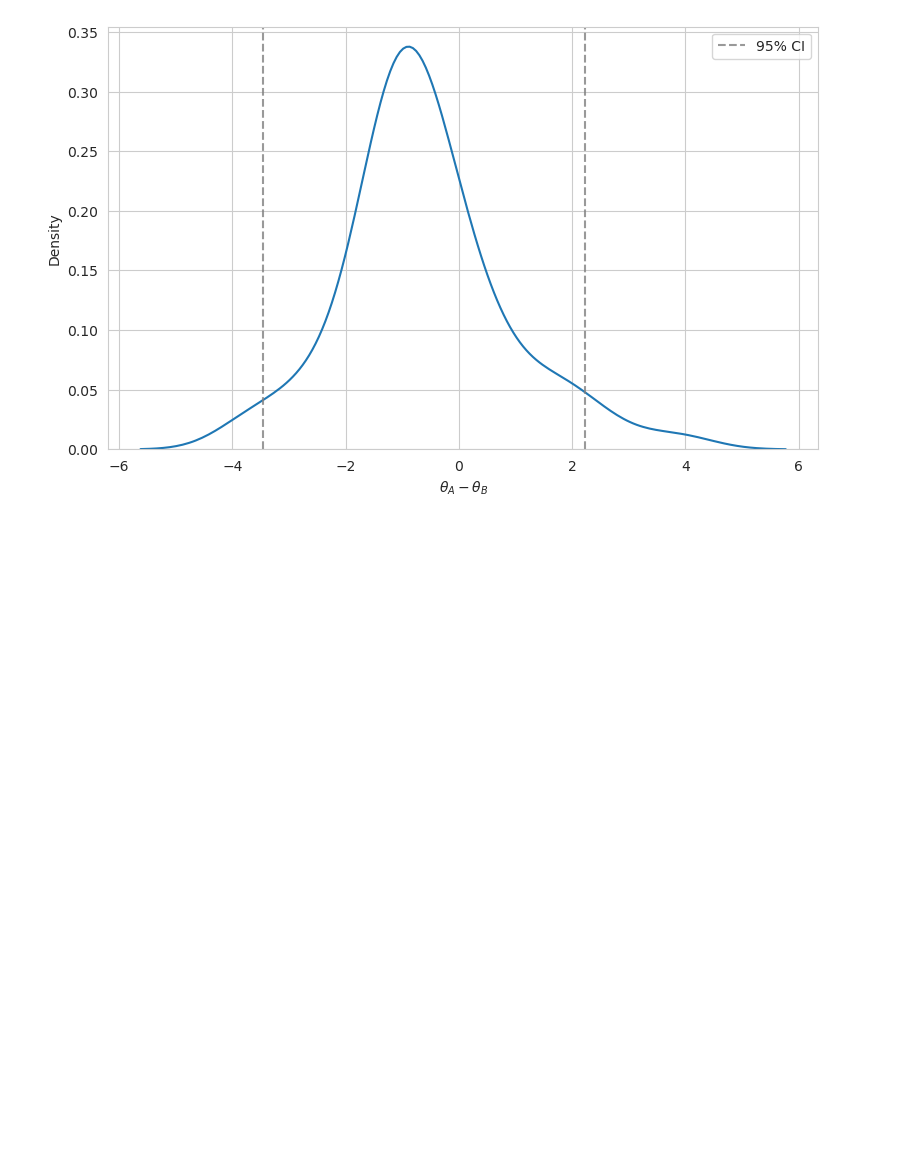
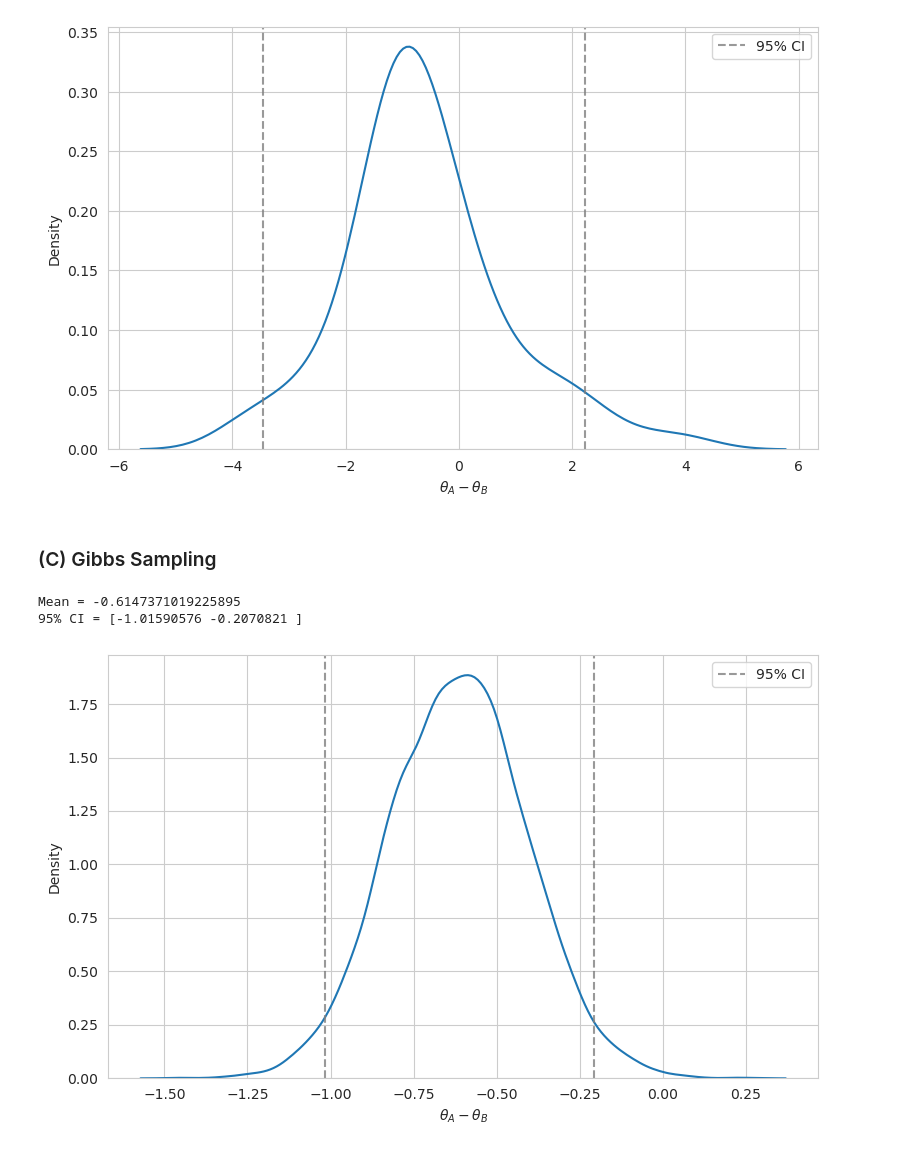
Before and after one commit to WHITSNAK/sta_602, a Jupyter notebook: hw10/hw10 7.5.ipynb, the cells around one changed output. Drawn from its saved outputs; the diff is of its cells as text; code cells hidden in the pictures; blank space fills up the shorter version.

```diff
--- a/hw10/hw10 7.5.ipynb
+++ b/hw10/hw10 7.5.ipynb
@@ -76,6 +76,8 @@ fig.tight_layout()
 fig.show()
 # %% [output]
 [figure]
+# %% [markdown]
+### (C) Gibbs Sampling
 # %%
 from numpy.linalg import inv
 from numpy.random import multivariate_normal
@@ -153,0 +175,22 @@ for epoch in range(nEpochs):
+# %%
+fig, ax = plt.subplots(figsize=(8, 5))
+
+sr = pd.DataFrame(map(lambda x: x[2], samples))
+ci = sr[0].quantile([0.025, 0.975]).values
+mean = sr[0].mean()
+
+sns.kdeplot(data=sr, x=0, ax=ax)
+ax.set_xlabel("$\\theta_A - \\theta_B$")
+ax.axvline(ci[0], color='grey', linestyle='--', alpha=0.8, label='95% CI')
+ax.axvline(ci[1], color='grey', linestyle='--', alpha=0.8)
+
+ax.legend()
+fig.tight_layout()
+fig.show()
+
+print(f"Mean = {mean}")
+print(f"95% CI = {ci}")
+# %% [output]
+Mean = -0.6147371019225895
+95% CI = [-1.01590576 -0.2070821 ]
+[figure, added]
```
Also changed, not shown: parts of 2 cells of this notebook, 1 other file.
